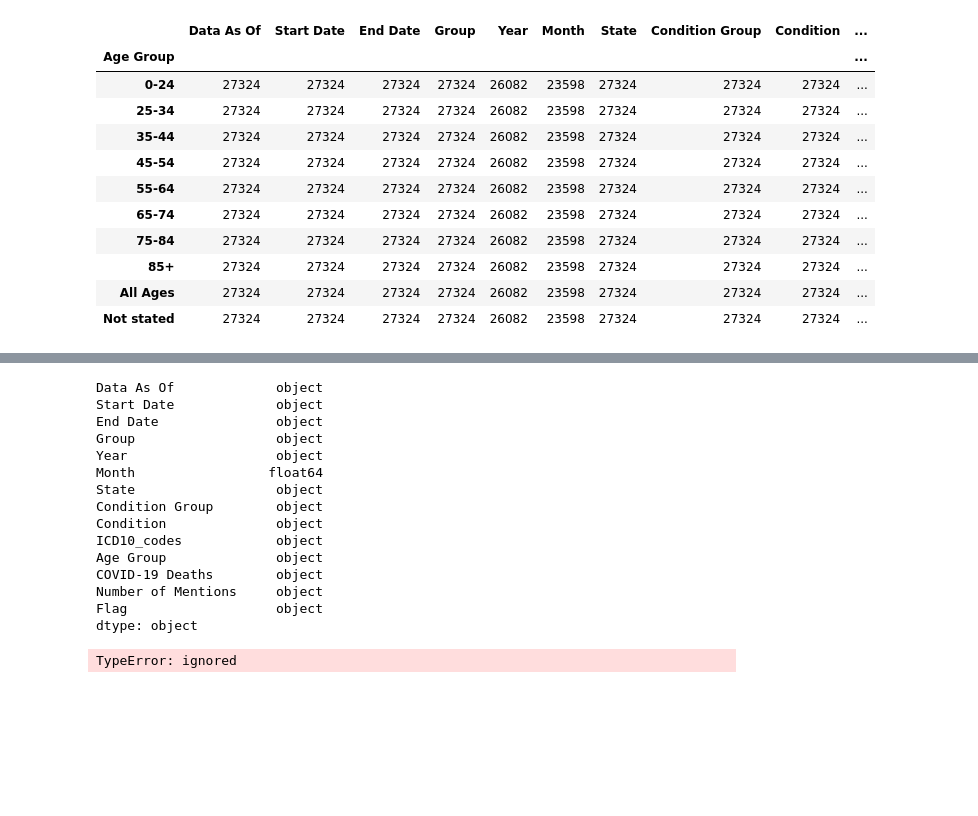
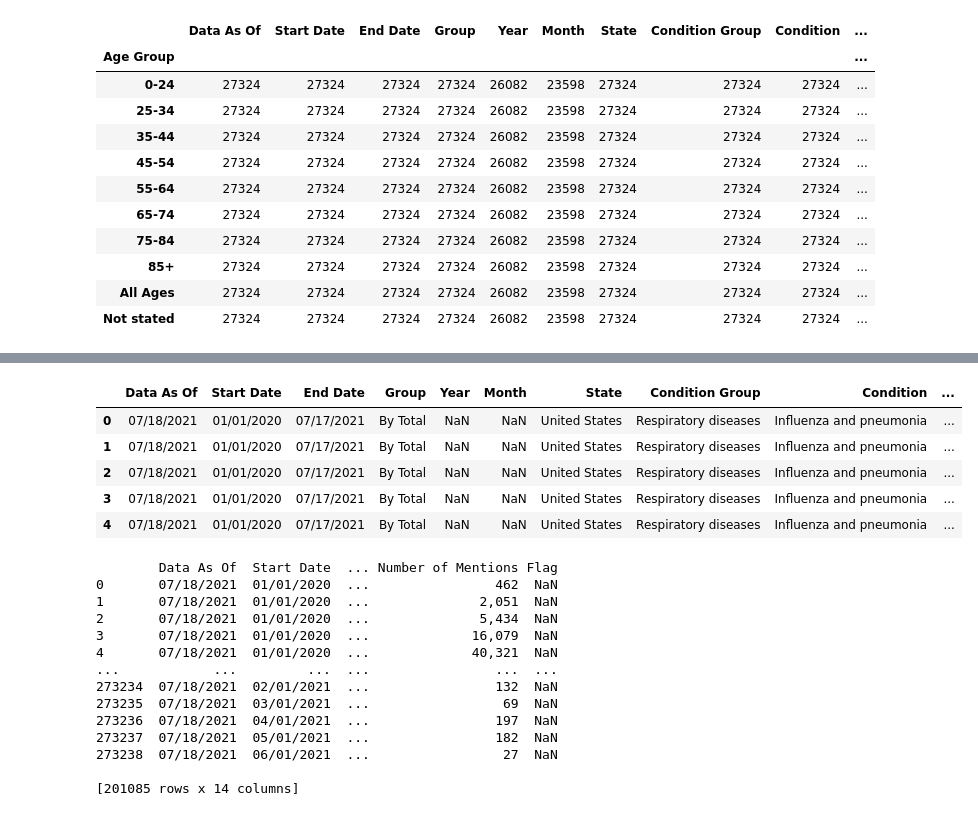
Before and after one commit to JScottLopez/github-ds, a Jupyter notebook: TIM_6500_JSLopez.ipynb, the cells around one changed output, grey strips where cells are left out. Drawn from its saved outputs; the diff is of its cells as text; code cells hidden in the pictures; blank space fills up the shorter version.

```diff
--- a/TIM_6500_JSLopez.ipynb
+++ b/TIM_6500_JSLopez.ipynb
@@ -69,42 +92,35 @@ df.groupby('Condition').count()
 | Respiratory failure | 11880 | 11880 | 11880 | 11880 | 11340 | 10260 | 11880 | 11880 | 11880 | ... |
 | Sepsis | 11880 | 11880 | 11880 | 11880 | 11340 | 10260 | 11880 | 11880 | 11880 | ... |
 | Vascular and unspecified dementia | 11880 | 11880 | 11880 | 11880 | 11340 | 10260 | 11880 | 11880 | 11880 | ... |
-# %%
-#determine data types for each column
-df.dtypes
-# %% [output]
-Data As Of             object
-Start Date             object
-End Date               object
-Group                  object
-Year                   object
-Month                 float64
-State                  object
-Condition Group        object
-Condition              object
-ICD10_codes            object
-Age Group              object
-COVID-19 Deaths        object
-Number of Mentions     object
-Flag                   object
-dtype: object
-# %%
-
-#total = df.iloc[:, 11:12]
-#print(total)
-
-#hist = df.hist()
-import numpy as np
-
-def outliers_iqr(data):
-  q1, q3 = np.percentile(data, [25, 75])
-  iqr = q3 - q1
-  lower_bound = q1 - (iqr * 1.5)
-  upper_bound = q3 + (ieq * 1.5)
-  return np. where((data > upper_bound) | (data < lower_bound))
-
-for i in outliers_iqr(df.iloc[:, 11:12])[0]:
-  df[i] = le.fit_transform(df[i].astype(str))
-  print(df[i:i+1])
-# %% [output]
-TypeError: ignored
+# %%
+#remove all non relevant values
+df[df["State"].str.contains("District of Columbia|New York City|Puerto Rico|United States")==False]
+df[df["Age Group"].str.contains("Not stated|All Ages")==False]
+df[df["Group"].str.contains("By Year|By Total")==False]
+df.head()
+# %% [output]
+|  | Data As Of | Start Date | End Date | Group | Year | Month | State | Condition Group | Condition | ... |
+| 0 | 07/18/2021 | 01/01/2020 | 07/17/2021 | By Total | NaN | NaN | United States | Respiratory diseases | Influenza and pneumonia | ... |
+| 1 | 07/18/2021 | 01/01/2020 | 07/17/2021 | By Total | NaN | NaN | United States | Respiratory diseases | Influenza and pneumonia | ... |
+| 2 | 07/18/2021 | 01/01/2020 | 07/17/2021 | By Total | NaN | NaN | United States | Respiratory diseases | Influenza and pneumonia | ... |
+| 3 | 07/18/2021 | 01/01/2020 | 07/17/2021 | By Total | NaN | NaN | United States | Respiratory diseases | Influenza and pneumonia | ... |
+| 4 | 07/18/2021 | 01/01/2020 | 07/17/2021 | By Total | NaN | NaN | United States | Respiratory diseases | Influenza and pneumonia | ... |
+# %%
+#drop all null values
+df.dropna(subset = ["COVID-19 Deaths"], inplace=True)
+print(df)
+# %% [output]
+        Data As Of  Start Date  ... Number of Mentions Flag
+0       07/18/2021  01/01/2020  ...                462  NaN
+1       07/18/2021  01/01/2020  ...              2,051  NaN
+2       07/18/2021  01/01/2020  ...              5,434  NaN
+3       07/18/2021  01/01/2020  ...             16,079  NaN
+4       07/18/2021  01/01/2020  ...             40,321  NaN
+...            ...         ...  ...                ...  ...
+273234  07/18/2021  02/01/2021  ...                132  NaN
+273235  07/18/2021  03/01/2021  ...                 69  NaN
+273236  07/18/2021  04/01/2021  ...                197  NaN
+273237  07/18/2021  05/01/2021  ...                182  NaN
+273238  07/18/2021  06/01/2021  ...                 27  NaN
+
+[201085 rows x 14 columns]
```
Also changed, not shown: parts of 3 cells of this notebook.
